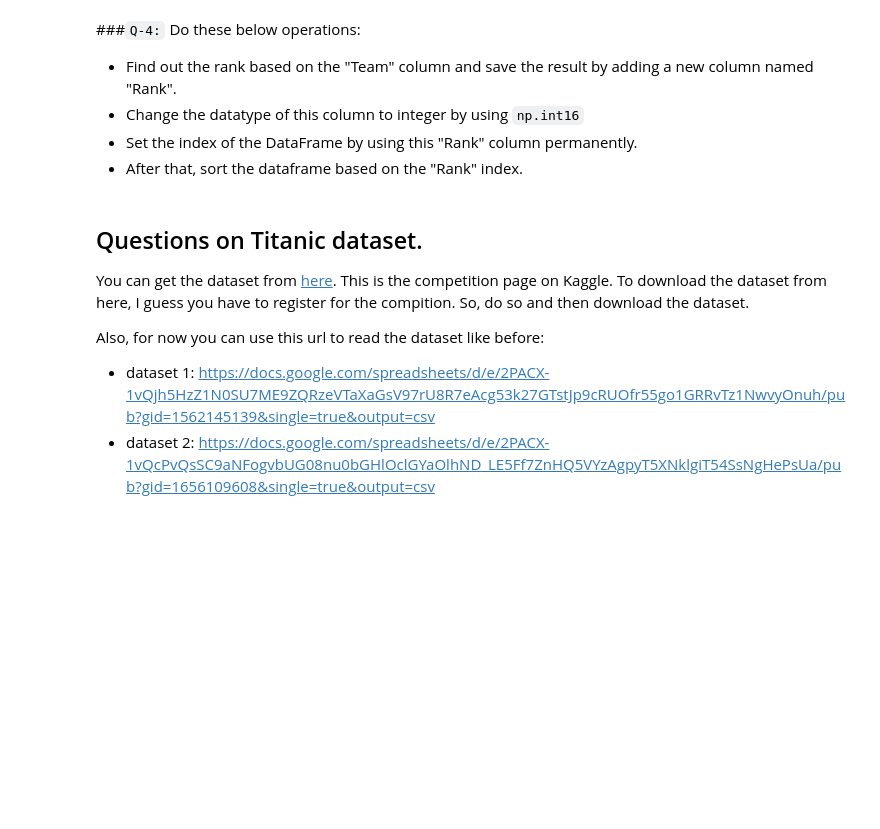
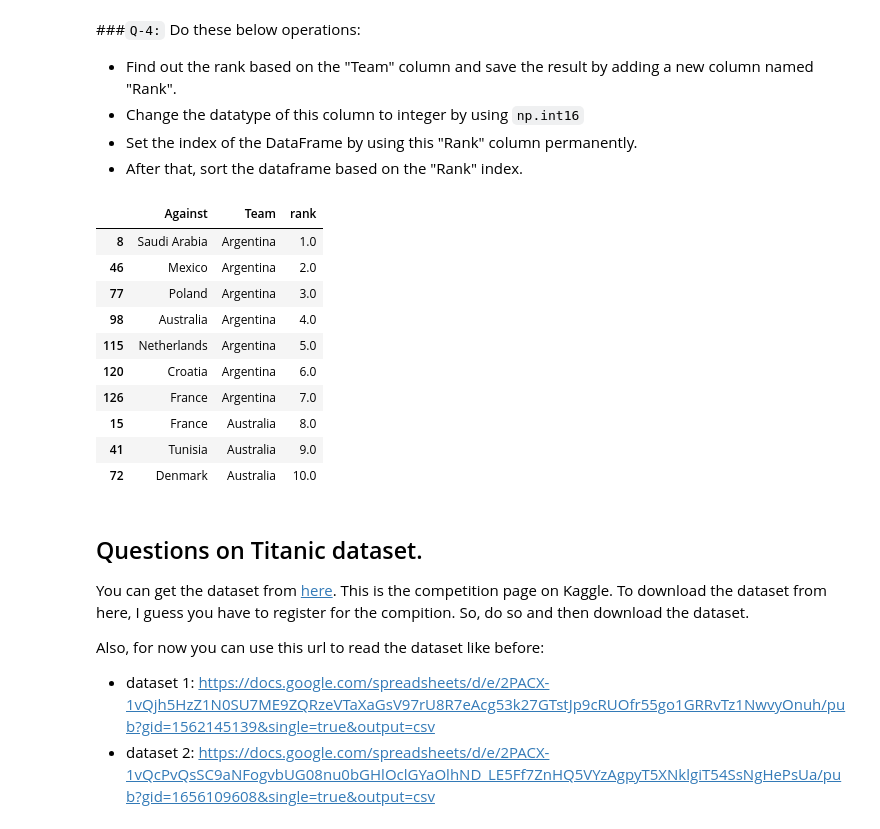
Before and after one commit to singhbhaskar360/Python_ML, a Jupyter notebook: Pandas_session_18_tasks.ipynb, the cells around one changed output. Cells and saved outputs as stored; diff of their text form; code cells hidden in the pictures; blank space fills up the shorter version.

```diff
--- a/Pandas_session_18_tasks.ipynb
+++ b/Pandas_session_18_tasks.ipynb
@@ -153,8 +153,21 @@ df
 # %%
 # code here
 
 #4.1
 df['rank']=df['Team'].rank(method='first',ascending=True)
+df[['Against','Team','rank']].sort_values('rank',ascending=True).head(10)
+# %% [output]
+|  | Against | Team | rank |
+| 8 | Saudi Arabia | Argentina | 1.0 |
+| 46 | Mexico | Argentina | 2.0 |
+| 77 | Poland | Argentina | 3.0 |
+| 98 | Australia | Argentina | 4.0 |
+| 115 | Netherlands | Argentina | 5.0 |
+| 120 | Croatia | Argentina | 6.0 |
+| 126 | France | Argentina | 7.0 |
+| 15 | France | Australia | 8.0 |
+| 41 | Tunisia | Australia | 9.0 |
+| 72 | Denmark | Australia | 10.0 |
 # %% [markdown]
 ## Questions on Titanic dataset.
 
```
Also changed, not shown: parts of 5 cells of this notebook.
